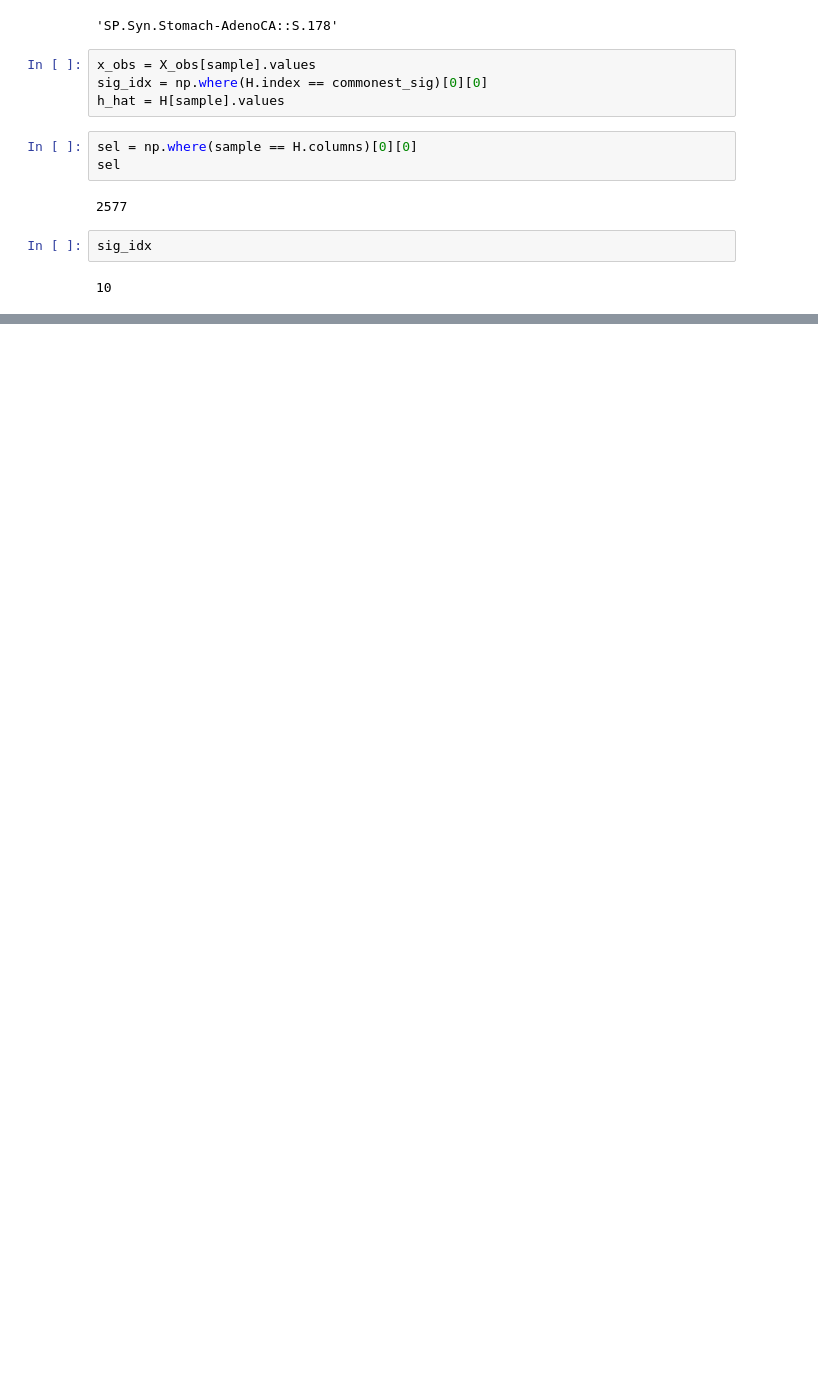
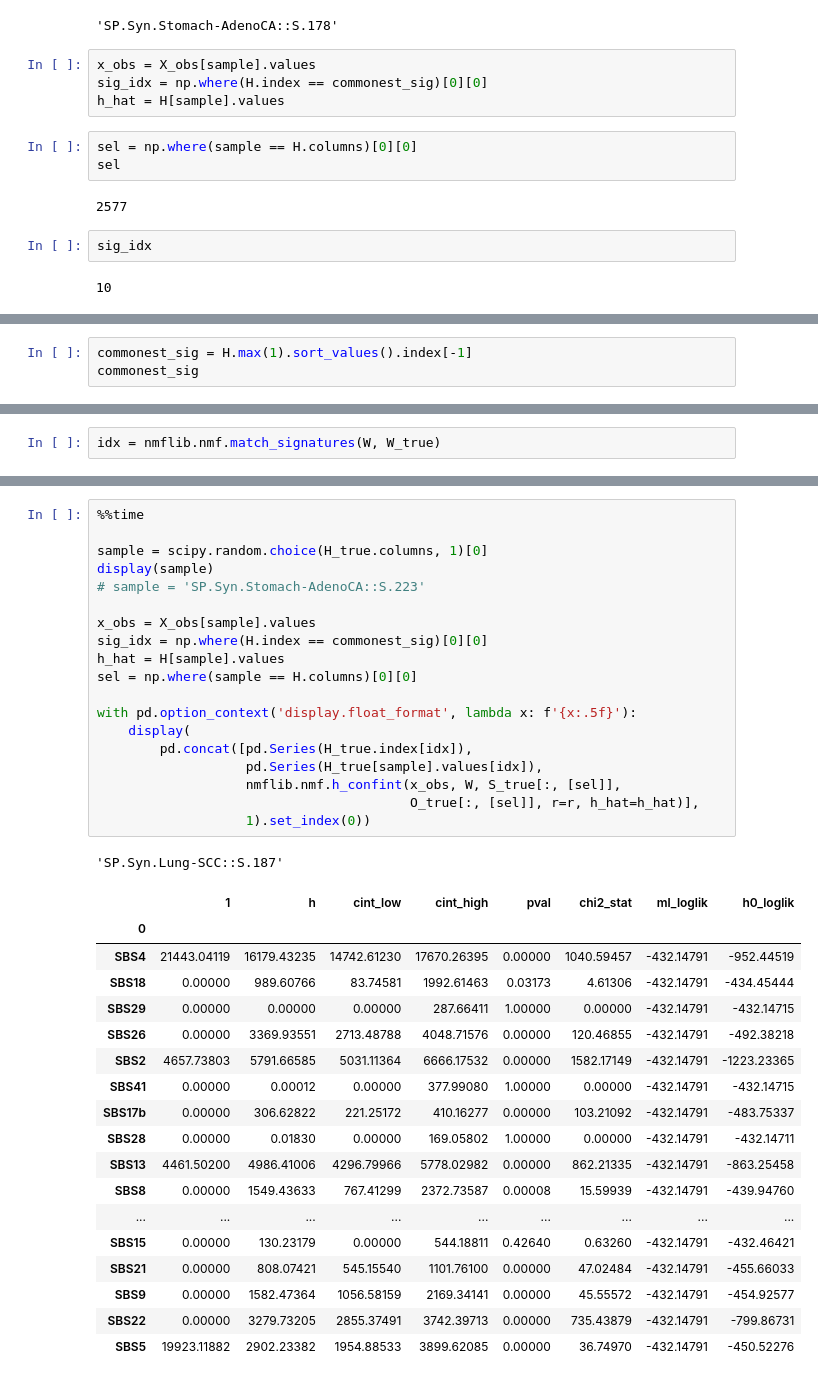
Before and after one commit to yl3/nmflib, a Jupyter notebook: notebooks/2019-12-26_test_lrt_and_confint_code.ipynb, the cells around one changed output, grey strips where cells are left out. Drawn from its saved outputs; the diff is of its cells as text; blank space fills up the shorter version.

```diff
--- a/notebooks/2019-12-26_test_lrt_and_confint_code.ipynb
+++ b/notebooks/2019-12-26_test_lrt_and_confint_code.ipynb
@@ -374,0 +381,3 @@ Wall time: 144 ms
+# %%
+commonest_sig = H.max(1).sort_values().index[-1]
+commonest_sig
@@ -374,0 +501,2 @@ Wall time: 144 ms
+# %%
+idx = nmflib.nmf.match_signatures(W, W_true)
@@ -374,0 +507,39 @@ Wall time: 144 ms
+# %%
+%%time
+
+sample = scipy.random.choice(H_true.columns, 1)[0]
+display(sample)
+# sample = 'SP.Syn.Stomach-AdenoCA::S.223'
+
+x_obs = X_obs[sample].values
+sig_idx = np.where(H.index == commonest_sig)[0][0]
+h_hat = H[sample].values
+sel = np.where(sample == H.columns)[0][0]
+
+with pd.option_context('display.float_format', lambda x: f'{x:.5f}'):
+    display(
+        pd.concat([pd.Series(H_true.index[idx]),
+                   pd.Series(H_true[sample].values[idx]),
+                   nmflib.nmf.h_confint(x_obs, W, S_true[:, [sel]],
+                                        O_true[:, [sel]], r=r, h_hat=h_hat)],
+                   1).set_index(0))
+# %% [output]
+'SP.Syn.Lung-SCC::S.187'
+|  | 1 | h | cint_low | cint_high | pval | chi2_stat | ml_loglik | h0_loglik |
+| 0 |  |  |  |  |  |  |  |  |
+| SBS4 | 21443.04119 | 16179.43235 | 14742.61230 | 17670.26395 | 0.00000 | 1040.59457 | -432.14791 | -952.44519 |
+| SBS18 | 0.00000 | 989.60766 | 83.74581 | 1992.61463 | 0.03173 | 4.61306 | -432.14791 | -434.45444 |
+| SBS29 | 0.00000 | 0.00000 | 0.00000 | 287.66411 | 1.00000 | 0.00000 | -432.14791 | -432.14715 |
+| SBS26 | 0.00000 | 3369.93551 | 2713.48788 | 4048.71576 | 0.00000 | 120.46855 | -432.14791 | -492.38218 |
+| SBS2 | 4657.73803 | 5791.66585 | 5031.11364 | 6666.17532 | 0.00000 | 1582.17149 | -432.14791 | -1223.23365 |
+| SBS41 | 0.00000 | 0.00012 | 0.00000 | 377.99080 | 1.00000 | 0.00000 | -432.14791 | -432.14715 |
+| SBS17b | 0.00000 | 306.62822 | 221.25172 | 410.16277 | 0.00000 | 103.21092 | -432.14791 | -483.75337 |
+| SBS28 | 0.00000 | 0.01830 | 0.00000 | 169.05802 | 1.00000 | 0.00000 | -432.14791 | -432.14711 |
+| SBS13 | 4461.50200 | 4986.41006 | 4296.79966 | 5778.02982 | 0.00000 | 862.21335 | -432.14791 | -863.25458 |
+| SBS8 | 0.00000 | 1549.43633 | 767.41299 | 2372.73587 | 0.00008 | 15.59939 | -432.14791 | -439.94760 |
+| ... | ... | ... | ... | ... | ... | ... | ... | ... |
+| SBS15 | 0.00000 | 130.23179 | 0.00000 | 544.18811 | 0.42640 | 0.63260 | -432.14791 | -432.46421 |
+| SBS21 | 0.00000 | 808.07421 | 545.15540 | 1101.76100 | 0.00000 | 47.02484 | -432.14791 | -455.66033 |
+| SBS9 | 0.00000 | 1582.47364 | 1056.58159 | 2169.34141 | 0.00000 | 45.55572 | -432.14791 | -454.92577 |
+| SBS22 | 0.00000 | 3279.73205 | 2855.37491 | 3742.39713 | 0.00000 | 735.43879 | -432.14791 | -799.86731 |
+| SBS5 | 19923.11882 | 2902.23382 | 1954.88533 | 3899.62085 | 0.00000 | 36.74970 | -432.14791 | -450.52276 |
```
Also changed, not shown: parts of 23 cells of this notebook, 1 other file.
